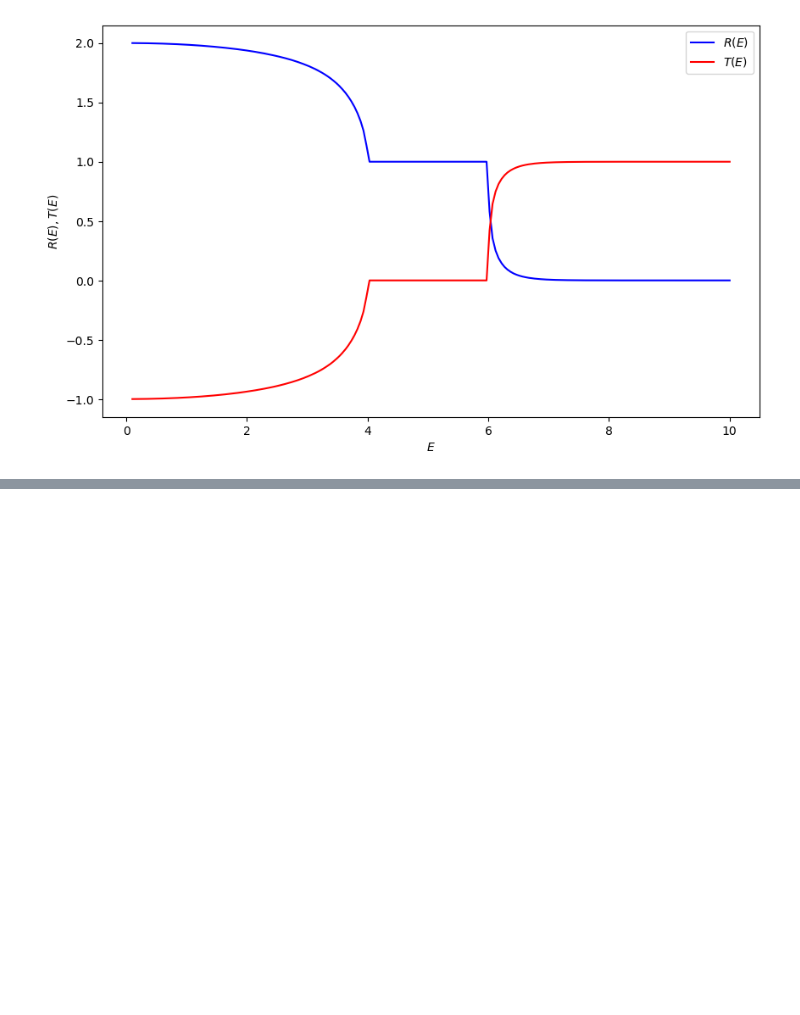
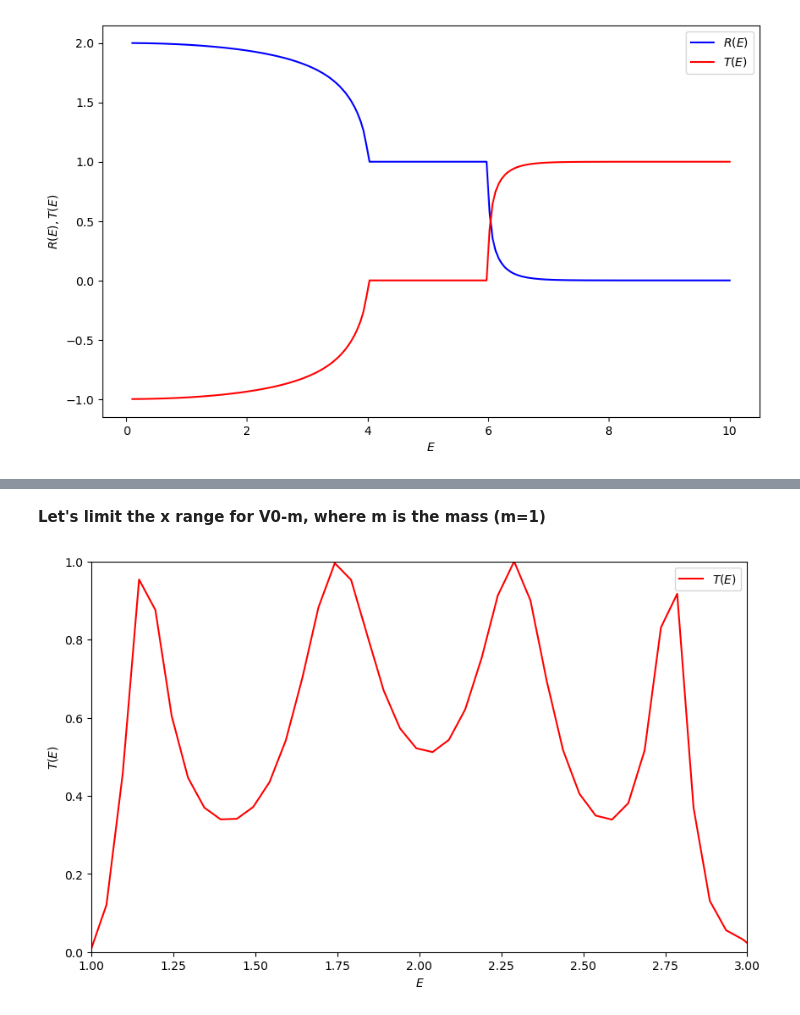
Before and after one commit to AnyelTars/RelativisticQuantumMechanics, a Jupyter notebook: KGsolver/notebooks/examples.ipynb, the cells around one changed output, grey strips where cells are left out. Saved outputs shown, nothing was run; the diff lists cells and outputs as text; code cells hidden in the pictures; blank space fills up the shorter version.

```diff
--- a/KGsolver/notebooks/examples.ipynb
+++ b/KGsolver/notebooks/examples.ipynb
@@ -40,0 +79,15 @@ plt.show()
+# %% [markdown]
+**Let's limit the x range for V0-m, where m is the mass (m=1)**
+# %%
+plt.figure(figsize=(10,6))
+#plt.plot(E_mod3, R_mod3, color="b",label=r"$R(E)$")
+plt.plot(E_mod3, T_mod3, color="r",label=r"$T(E)$")
+plt.xlabel(r"$E$")
+#plt.ylabel(r"$R(E), T(E)$")
+plt.ylabel(r"$T(E)$")
+plt.xlim(1,3)
+plt.ylim(0,1)
+plt.legend()
+plt.show()
+# %% [output]
+[figure, added]
```
Also changed, not shown: parts of 7 cells of this notebook.
